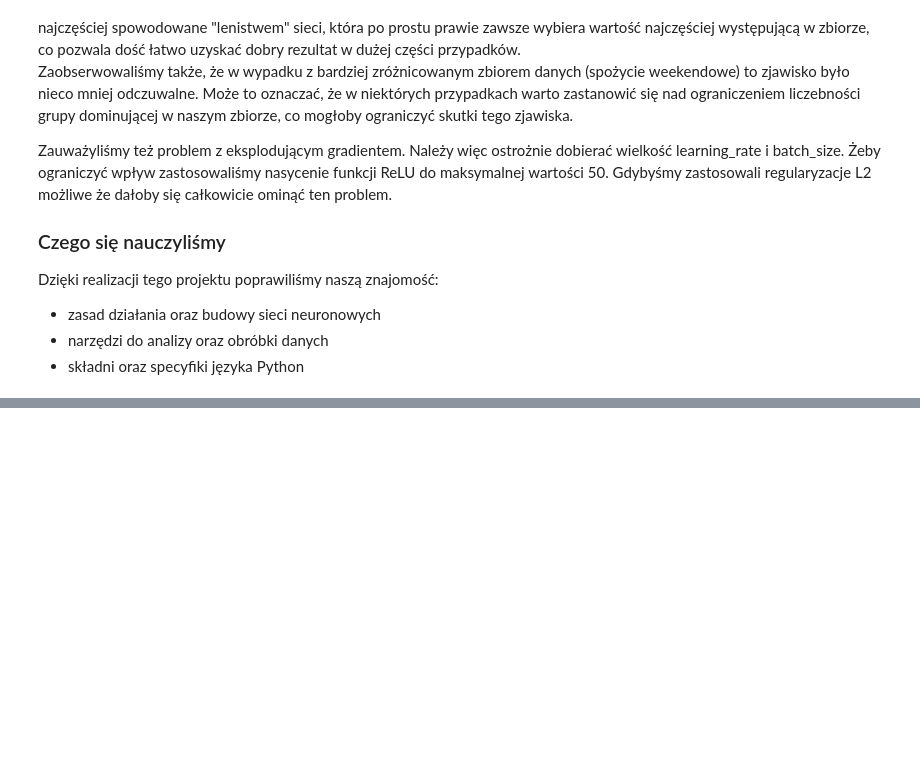
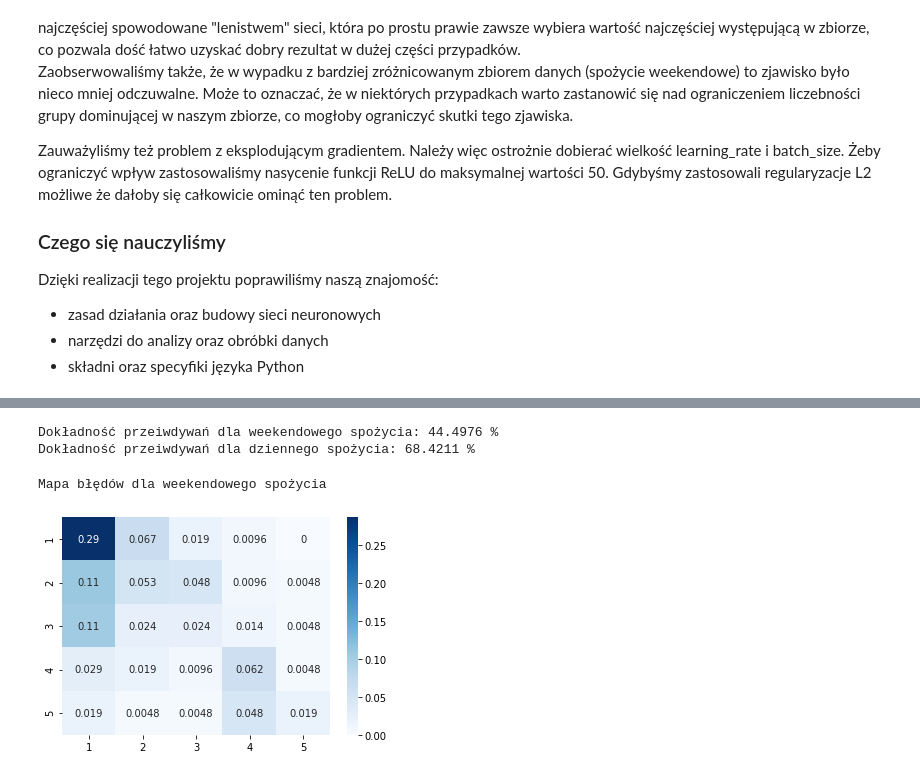
Before and after one commit to tiskus333/Neural_Network_FS, a Jupyter notebook: Analiza.ipynb, the cells around one changed output, grey strips where cells are left out. Cells and saved outputs as stored; diff of their text form; code cells hidden in the pictures; blank space fills up the shorter version.

```diff
--- a/Analiza.ipynb
+++ b/Analiza.ipynb
@@ -220,0 +224,9 @@ Dzięki realizacji tego projektu poprawiliśmy naszą znajomość:
+# %%
+nn_walc = NeuralNetwork(d.get_num_of_columns(),[20],5, "sigmoid")
+nn_dalc = NeuralNetwork(d.get_num_of_columns(),[20],5, "sigmoid")
+# %%
+epochs_number = 1000
+print("Walc")
+nn_walc.train(train_data=X_train_w,targets=y_train_w,epochs=epochs_number,batch_size=10,learning_rate=0.001,number_of_prints=5)
+print("Dalc")
+nn_dalc.train(train_data=X_train_d,targets=y_train_d,epochs=epochs_number,batch_size=10,learning_rate=0.001,number_of_prints=5)
@@ -220,0 +246,14 @@ Dzięki realizacji tego projektu poprawiliśmy naszą znajomość:
+# %%
+print("Dokładność przeiwdywań dla weekendowego spożycia:",round(nn_walc.test(np.asarray(X_test_w),np.asarray(y_test_w))*100,4),"%")
+print("Dokładność przeiwdywań dla dziennego spożycia:",round(nn_dalc.test(np.asarray(X_test_d),np.asarray(y_test_d))*100,4),"%")
+# %% [output]
+Dokładność przeiwdywań dla weekendowego spożycia: 44.4976 %
+Dokładność przeiwdywań dla dziennego spożycia: 68.4211 %
+# %%
+walc_predict = nn_walc.predict(X_test_w, True)
+confusion_w = confusion_matrix(list(y_test_w.idxmax(axis=1)-1), list(walc_predict))
+print("Mapa błędów dla weekendowego spożycia")
+tmp = sns.heatmap(confusion_w/np.sum(confusion_w), cmap="Blues", annot=True, xticklabels=[1,2,3,4,5], yticklabels=[1,2,3,4,5])
+# %% [output]
+Mapa błędów dla weekendowego spożycia
+[figure, added]
```
Also changed, not shown: parts of 24 cells of this notebook.
